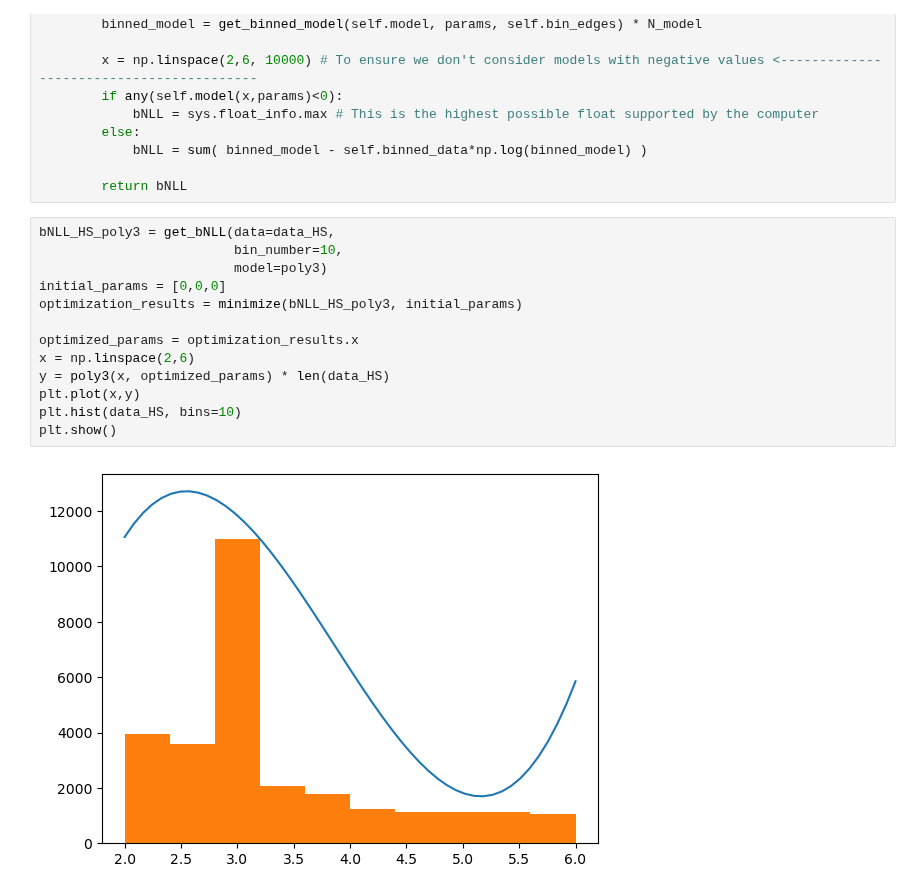
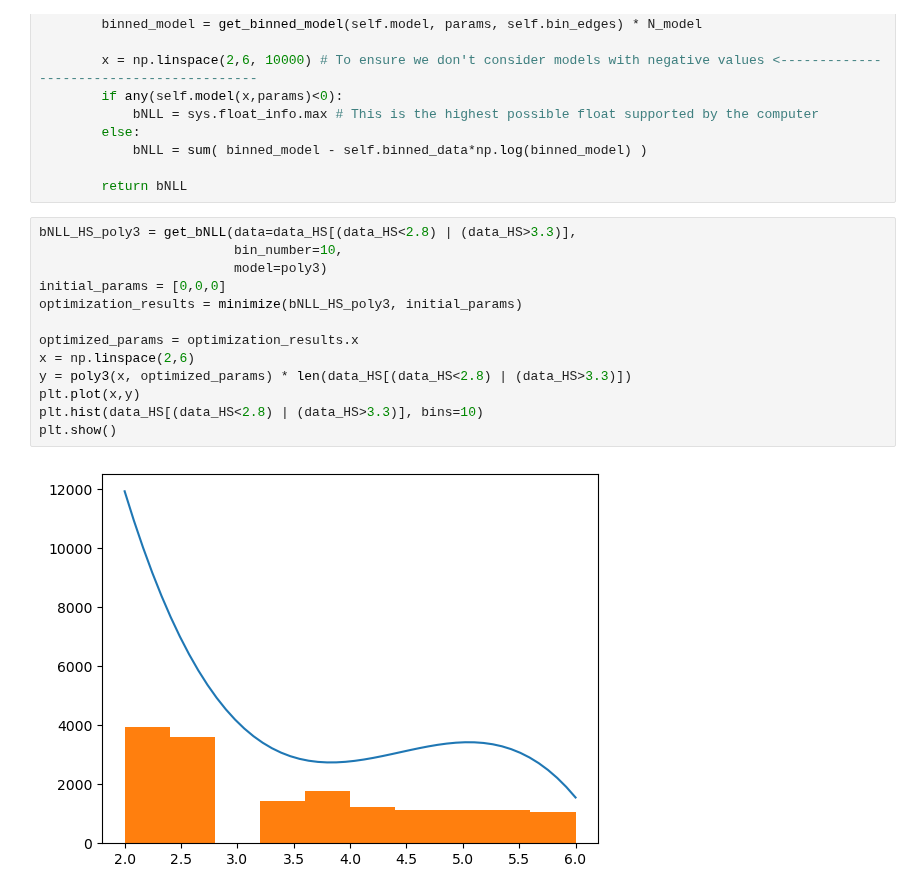
Before and after one commit to Matteo-Bellino/SMATEP_Project, a Jupyter notebook: Psi2S_RadanoBellino.ipynb, the cells around one changed output. Cells and saved outputs as stored; diff of their text form.

Commit message:
Fitting bkg to a polynomial of order 3 - Still garbage
I tried removing the peak in the data and fit again just to see if things improve.
They did improve slightly but it is still not satisfactory.
Again, feel free to delete everything Gabri.

```diff
--- a/Psi2S_RadanoBellino.ipynb
+++ b/Psi2S_RadanoBellino.ipynb
@@ -134,17 +134,17 @@ class get_bNLL(): # Function to evaluate the binned Negative Log Likelihood
 
         return bNLL
 # %%
-bNLL_HS_poly3 = get_bNLL(data=data_HS,
+bNLL_HS_poly3 = get_bNLL(data=data_HS[(data_HS<2.8) | (data_HS>3.3)],
                          bin_number=10,
                          model=poly3)
 initial_params = [0,0,0]
 optimization_results = minimize(bNLL_HS_poly3, initial_params)
 
 optimized_params = optimization_results.x
 x = np.linspace(2,6)
-y = poly3(x, optimized_params) * len(data_HS)
+y = poly3(x, optimized_params) * len(data_HS[(data_HS<2.8) | (data_HS>3.3)])
 plt.plot(x,y)
-plt.hist(data_HS, bins=10)
+plt.hist(data_HS[(data_HS<2.8) | (data_HS>3.3)], bins=10)
 plt.show()
 # %% [output]
-[figure, old version]
+[figure, new version]
```
